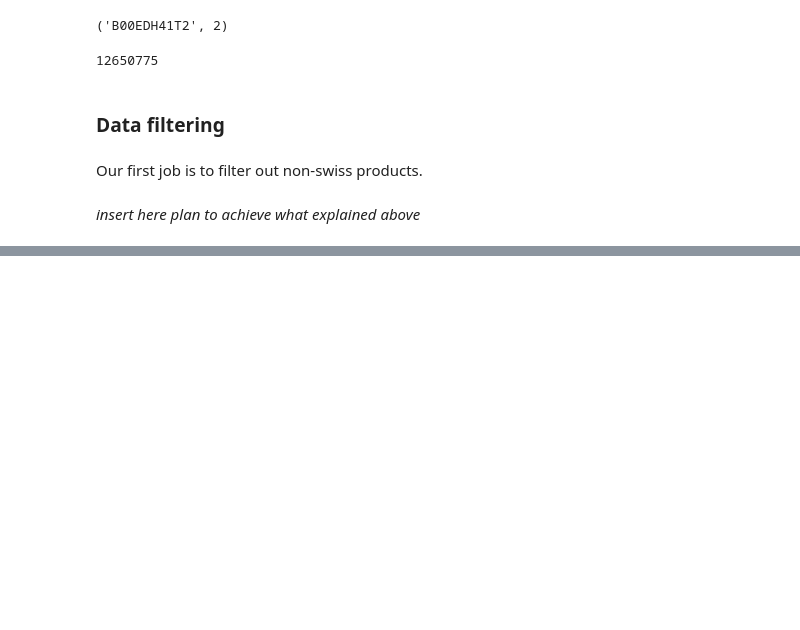
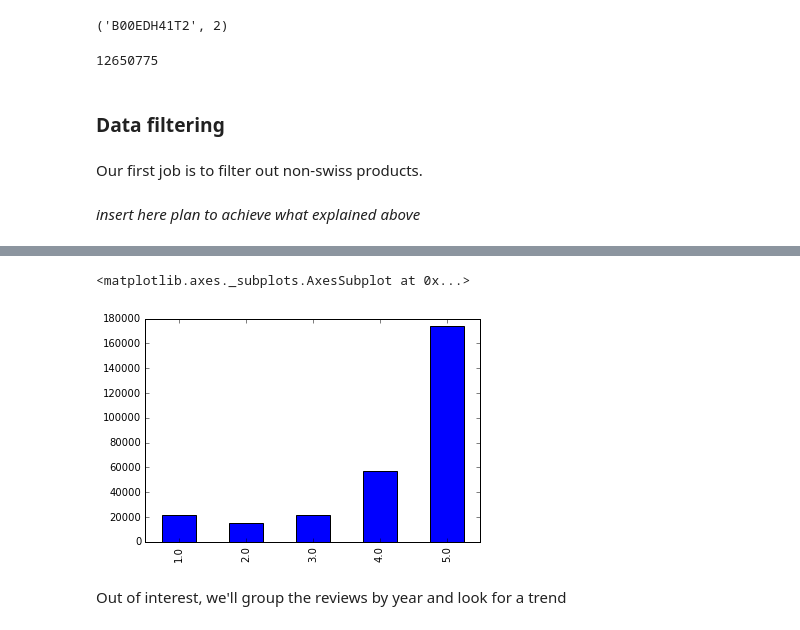
Before and after one commit to bojanp94/ADAProject, a Jupyter notebook: Project - Swiss products on Amazon.ipynb, the cells around one changed output, grey strips where cells are left out. Saved outputs shown, nothing was run; the diff lists cells and outputs as text; code cells hidden in the pictures; blank space fills up the shorter version.

```diff
--- a/Project - Swiss products on Amazon.ipynb
+++ b/Project - Swiss products on Amazon.ipynb
@@ -91,0 +361,8 @@ Our first job is to filter out non-swiss products.
+# %%
+#swissDF = swissReviews.toDF()
+#swissDF = swiss.toPandas()
+#swissDF.to_csv("swiss_reviews.csv")
+swissDF  = pd.read_csv("swiss_reviews.csv")
+# %%
+swissDF.drop(['Unnamed: 0'], axis = 1, inplace = True)
+swissDF.head()
@@ -91,0 +376,7 @@ Our first job is to filter out non-swiss products.
+# %%
+swissDF.overall.value_counts().sort_index().plot.bar()
+# %% [output]
+<matplotlib.axes._subplots.AxesSubplot at 0x...>
+[figure, added]
+# %% [markdown]
+Out of interest, we'll group the reviews by year and look for a trend
```
Also changed, not shown: parts of 65 cells of this notebook.
